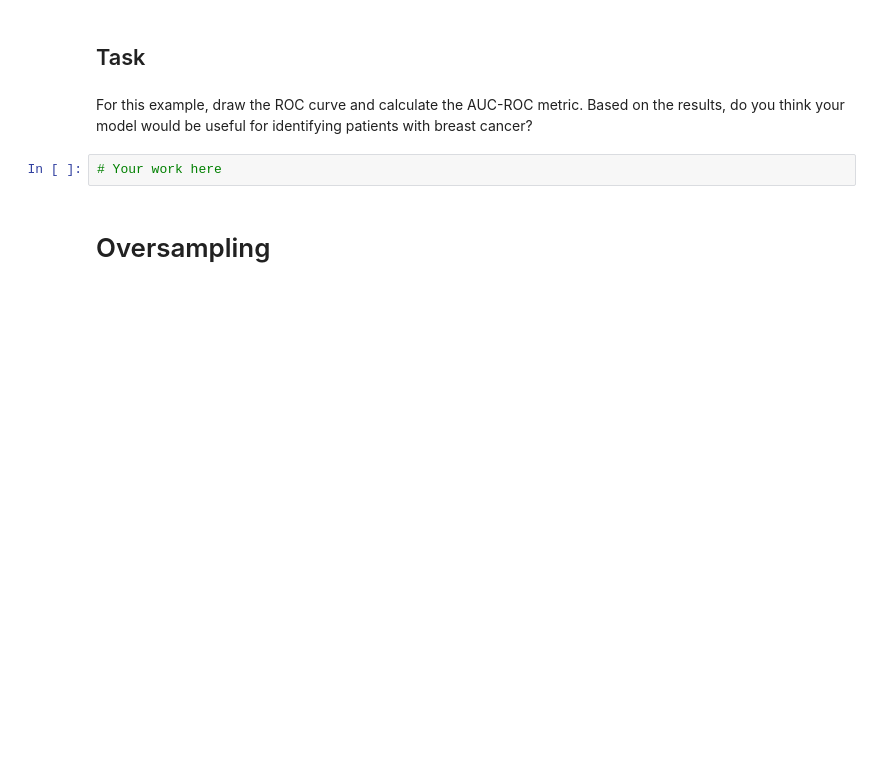
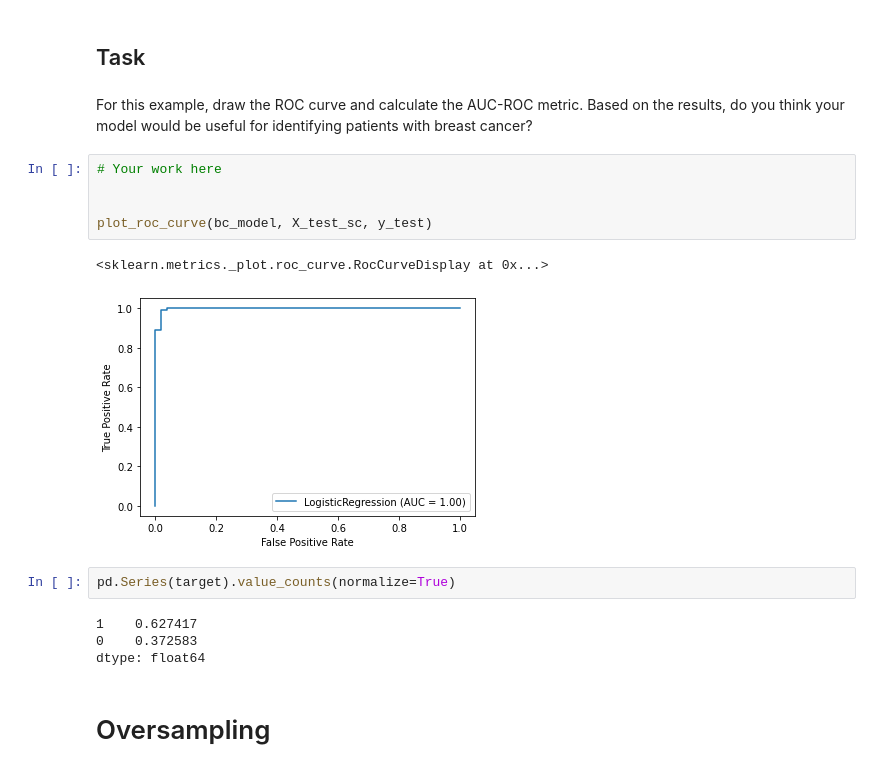
Before and after one commit to flatiron-school/ntl01-dtsc-live-103122, a Jupyter notebook: 3Phase/43-AUC-ROC.ipynb, the cells around one changed output. Saved outputs shown, nothing was run; the diff lists cells and outputs as text; blank space fills up the shorter version.

```diff
--- a/3Phase/43-AUC-ROC.ipynb
+++ b/3Phase/43-AUC-ROC.ipynb
@@ -268,6 +334,18 @@ bc_model.fit(X_train_sc, y_train)
 For this example, draw the ROC curve and calculate the AUC-ROC metric. Based on the results, do you think your model would be useful for identifying patients with breast cancer?
 # %%
 # Your work here
+
+
+plot_roc_curve(bc_model, X_test_sc, y_test)
+# %% [output]
+<sklearn.metrics._plot.roc_curve.RocCurveDisplay at 0x...>
+[figure, added]
+# %%
+pd.Series(target).value_counts(normalize=True)
+# %% [output]
+1    0.627417
+0    0.372583
+dtype: float64
 # %% [markdown]
 # Oversampling
 # %% [markdown]
```
Also changed, not shown: parts of 21 cells of this notebook, 1 other file.
